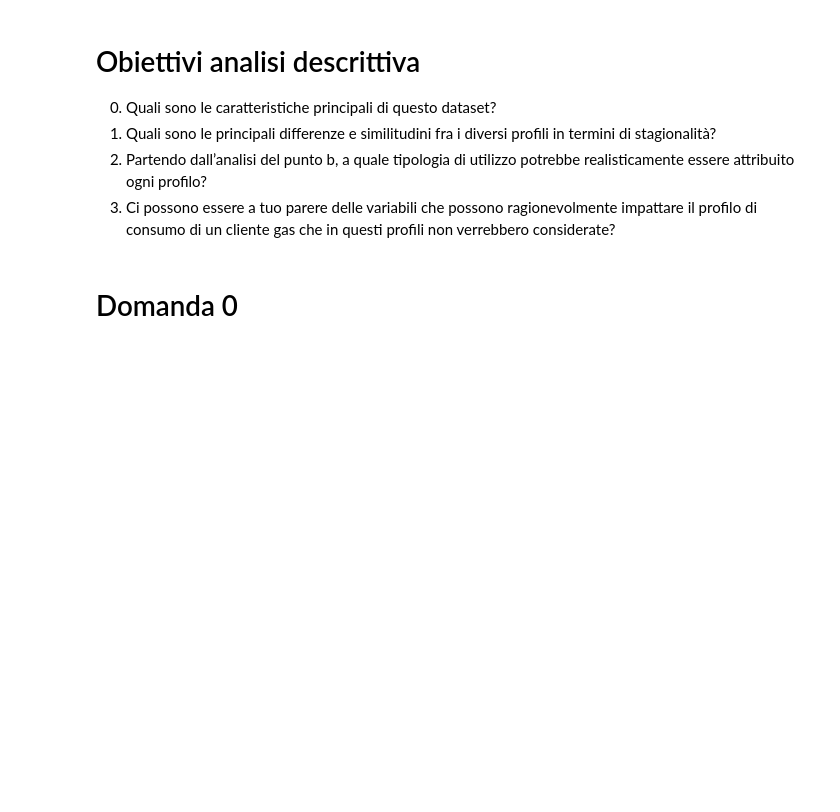
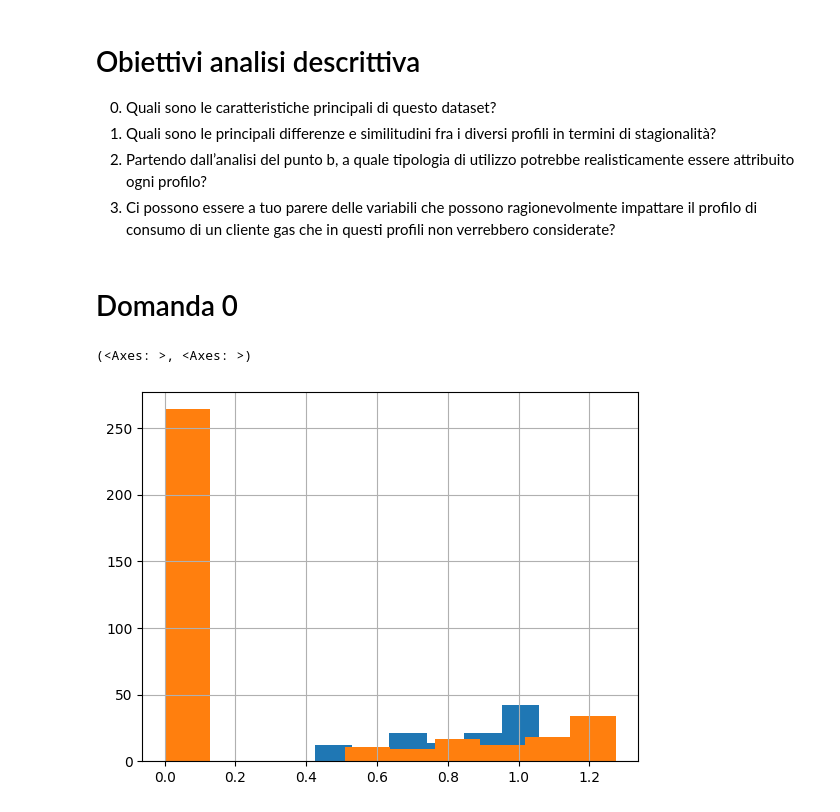
Before and after one commit to gCass/sorgenia_test, a Jupyter notebook: data_analys.ipynb, the cells around one changed output. Cells and saved outputs as stored; diff of their text form; code cells hidden in the pictures; blank space fills up the shorter version.

Commit message:
First plot to understand. And nothing is clear

```diff
--- a/data_analys.ipynb
+++ b/data_analys.ipynb
@@ -79,3 +70,8 @@ attribuito ogni profilo?
 profilo di consumo di un cliente gas che in questi profili non verrebbero considerate?
 # %% [markdown]
 # Domanda 0
+# %%
+df['c1%B1'].hist(), df['c1%B2'].hist()
+# %% [output]
+(<Axes: >, <Axes: >)
+[figure, added]
```
Also changed, not shown: parts of 4 cells of this notebook.
